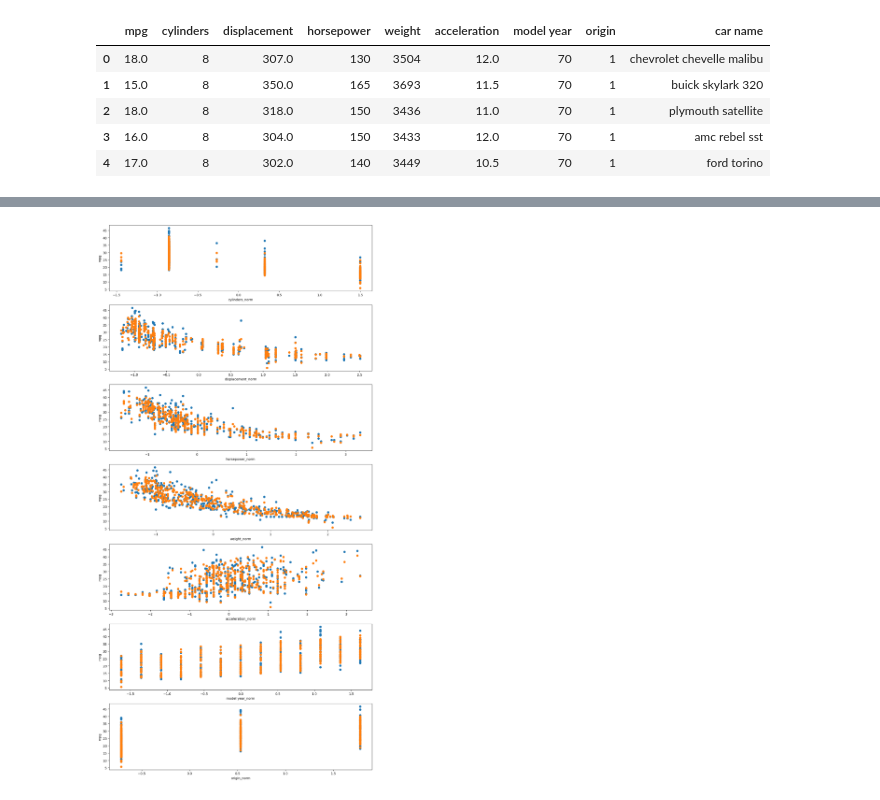
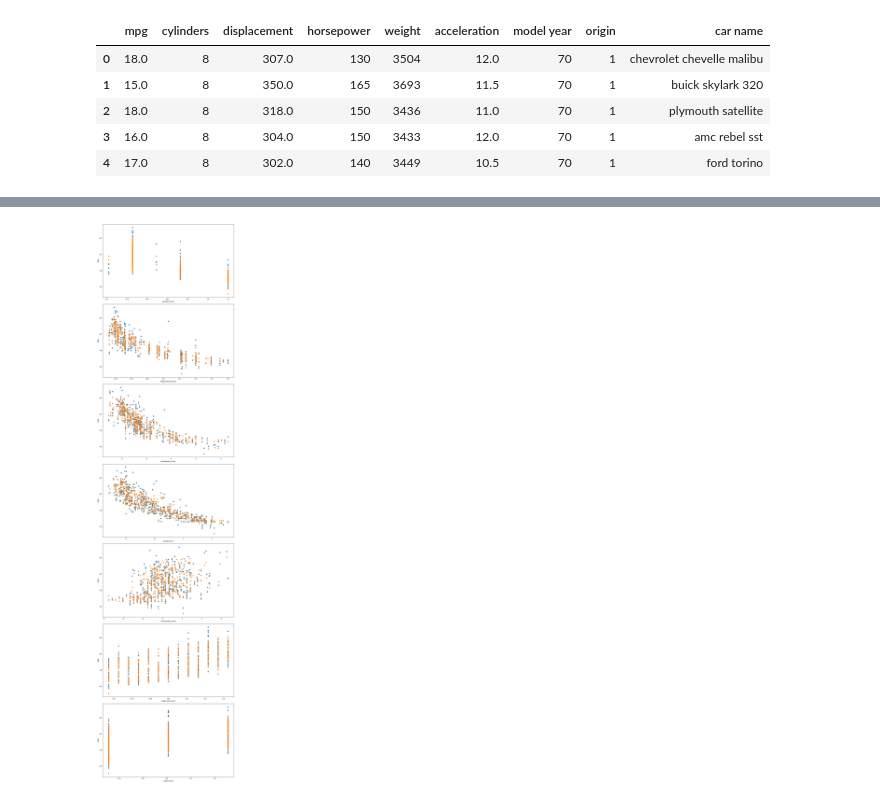
Before and after one commit to brash99/phys441, a Jupyter notebook: JupyterNotebooks/Assignment1_Solutions/Assignment2/MultipleLinearRegression.ipynb, the cells around one changed output, grey strips where cells are left out. Drawn from its saved outputs; the diff is of its cells as text; code cells hidden in the pictures.

```diff
--- a/JupyterNotebooks/Assignment1_Solutions/Assignment2/MultipleLinearRegression.ipynb
+++ b/JupyterNotebooks/Assignment1_Solutions/Assignment2/MultipleLinearRegression.ipynb
@@ -47,6 +47,7 @@ for col in data.columns:
 #replacing missing values in horsepower with its median
 horse_med = data['horsepower'].median()
 data['horsepower'] = data['horsepower'].fillna(horse_med)
+data['model_year'] = data['model year']
 # %%
 data['cylinders_norm'] = (data['cylinders'] - data['cylinders'].mean()) / data['cylinders'].std()
 data['displacement_norm'] = (data['displacement'] - data['displacement'].mean()) / data['displacement'].std()
@@ -170,7 +171,7 @@ Mean Residual 3 =  6.987598662726211e-14
 Std Residual 3 =  2.6003888916735662
 [figure]
 # %%
-model4 = smf.ols(formula='mpg ~ horsepower_norm + weight_norm + model_year_norm + cylinders_norm*acceleration_norm + displacement_norm*weight_norm + horsepower_norm*acceleration_norm + acceleration_norm*model_year_norm + acceleration_norm*origin_norm + model_year_norm*origin_norm', data=data)
+model4 = smf.ols(formula='mpg ~ horsepower_norm + weight_norm + model_year_norm + origin_norm + displacement_norm*weight_norm + acceleration_norm*model_year_norm + acceleration_norm*origin_norm + model_year_norm*origin_norm', data=data)
 results4 = model4.fit()
 print(results4.summary())
 
@@ -200,36 +201,36 @@ Std Residual 4 =  2.6990870945833927
 # %%
 data['mpg_pred'] = results4.predict(data)
 
-fig, ax = plt.subplots(7,1,figsize=(12,24))
+fig, ax = plt.subplots(7,1,figsize=(12,48))
 ax[0].scatter(data['cylinders_norm'], data['mpg'])
 ax[0].scatter(data['cylinders_norm'], data['mpg_pred'])
 ax[0].set_xlabel('cylinders_norm')
 ax[0].set_ylabel('mpg')
 ax[1].scatter(data['displacement_norm'], data['mpg'])
 ax[1].scatter(data['displacement_norm'], data['mpg_pred'])
 ax[1].set_xlabel('displacement_norm')
 ax[1].set_ylabel('mpg')
 ax[2].scatter(data['horsepower_norm'], data['mpg'])
 ax[2].scatter(data['horsepower_norm'], data['mpg_pred'])
 ax[2].set_xlabel('horsepower_norm')
 ax[2].set_ylabel('mpg')
 ax[3].scatter(data['weight_norm'], data['mpg'])
 ax[3].scatter(data['weight_norm'], data['mpg_pred'])
 ax[3].set_xlabel('weight_norm')
 ax[3].set_ylabel('mpg')
 ax[4].scatter(data['acceleration_norm'], data['mpg'])
 ax[4].scatter(data['acceleration_norm'], data['mpg_pred'])
 ax[4].set_xlabel('acceleration_norm')
 ax[4].set_ylabel('mpg')
 ax[5].scatter(data['model_year_norm'], data['mpg'])
 ax[5].scatter(data['model_year_norm'], data['mpg_pred'])
 ax[5].set_xlabel('model year_norm')
 ax[5].set_ylabel('mpg')
 ax[6].scatter(data['origin_norm'], data['mpg'])
 ax[6].scatter(data['origin_norm'], data['mpg_pred'])
 ax[6].set_xlabel('origin_norm')
 ax[6].set_ylabel('mpg')
 plt.tight_layout()
 plt.show()
 # %% [output]
-[figure, old version]
+[figure, new version]
```
Also changed, not shown: parts of 7 cells of this notebook.
